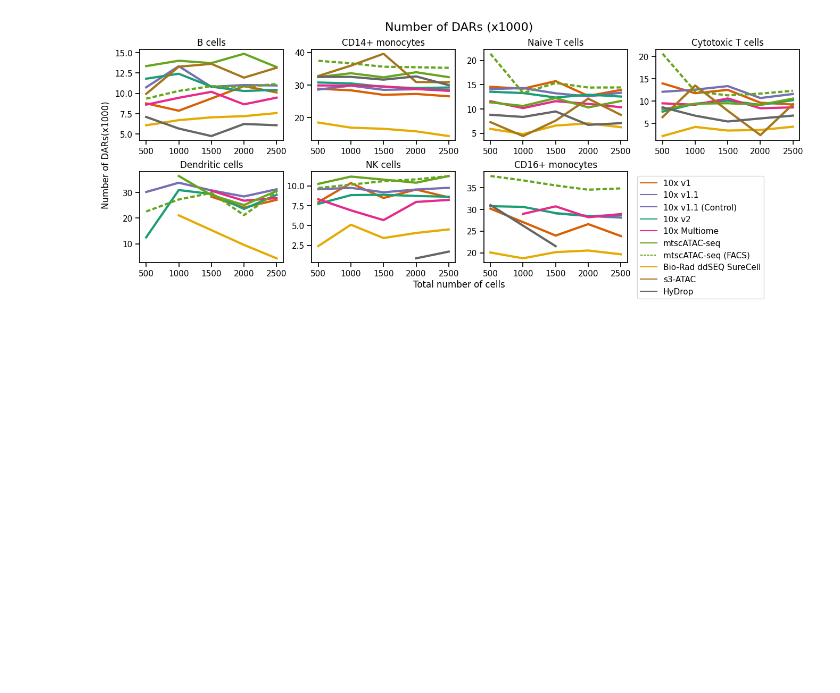
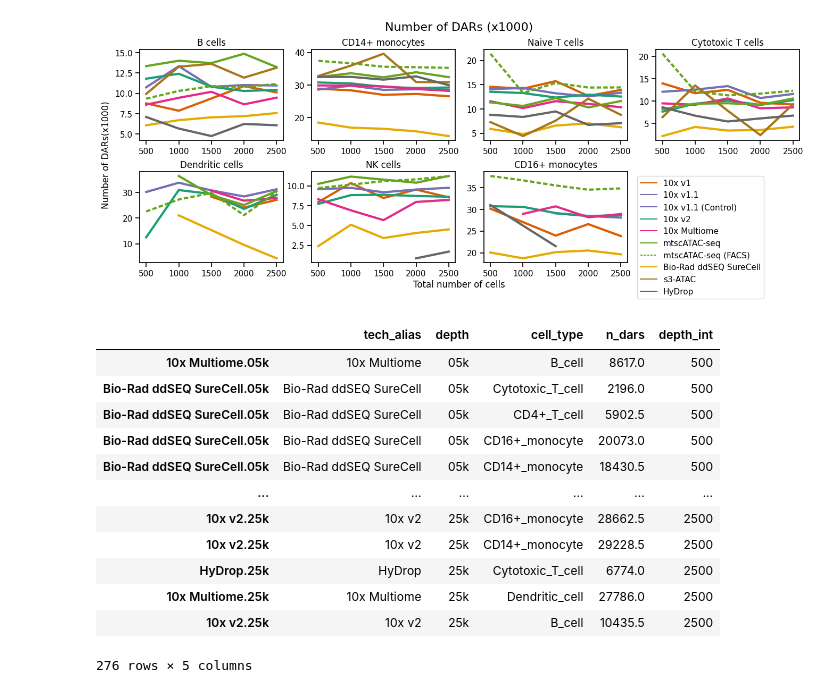
Before and after one commit to aertslab/scATAC-seq_benchmark, a Jupyter notebook: fixedcells_5_cell_downsampling/5b_DAR_scores.ipynb, the cells around one changed output. Drawn from its saved outputs; the diff is of its cells as text; code cells hidden in the pictures; blank space fills up the shorter version.

```diff
--- a/fixedcells_5_cell_downsampling/5b_DAR_scores.ipynb
+++ b/fixedcells_5_cell_downsampling/5b_DAR_scores.ipynb
@@ -1111,0 +1195,6 @@ plt.show()
+# %%
+df_merged_means["cell_type"] = [alias_dict[x] for x in df_merged_means["cell_type"]]
+# %%
+df_merged_means.index = df_merged_means.index + "_" + df_merged_means["cell_type"]
+# %%
+test.index = test.index + "_" + test["cell_type"]
@@ -1111,0 +1232,2 @@ plt.show()
+# %%
+df_merged_means["cell_type_pred_score"] = test["cell_type_pred_score"]
@@ -1376,3 +1502,19 @@ Try using .loc[row_indexer,col_indexer] = value instead
 See the caveats in the documentation: https://pandas.pydata.org/pandas-docs/stable/user_guide/indexing.html#returning-a-view-versus-a-copy
   df_tmp["n_dars"] = df_tmp["n_dars"] / 1000
 [figure]
+# %%
+df_n_dars_stacked_means
+# %% [output]
+|  | tech_alias | depth | cell_type | n_dars | depth_int |
+| 10x Multiome.05k | 10x Multiome | 05k | B_cell | 8617.0 | 500 |
+| Bio-Rad ddSEQ SureCell.05k | Bio-Rad ddSEQ SureCell | 05k | Cytotoxic_T_cell | 2196.0 | 500 |
+| Bio-Rad ddSEQ SureCell.05k | Bio-Rad ddSEQ SureCell | 05k | CD4+_T_cell | 5902.5 | 500 |
+| Bio-Rad ddSEQ SureCell.05k | Bio-Rad ddSEQ SureCell | 05k | CD16+_monocyte | 20073.0 | 500 |
+| Bio-Rad ddSEQ SureCell.05k | Bio-Rad ddSEQ SureCell | 05k | CD14+_monocyte | 18430.5 | 500 |
+| ... | ... | ... | ... | ... | ... |
+| 10x v2.25k | 10x v2 | 25k | CD16+_monocyte | 28662.5 | 2500 |
+| 10x v2.25k | 10x v2 | 25k | CD14+_monocyte | 29228.5 | 2500 |
+| HyDrop.25k | HyDrop | 25k | Cytotoxic_T_cell | 6774.0 | 2500 |
+| 10x Multiome.25k | 10x Multiome | 25k | Dendritic_cell | 27786.0 | 2500 |
+| 10x v2.25k | 10x v2 | 25k | B_cell | 10435.5 | 2500 |
+276 rows × 5 columns
```
Also changed, not shown: parts of 17 cells of this notebook, 14 other files.
